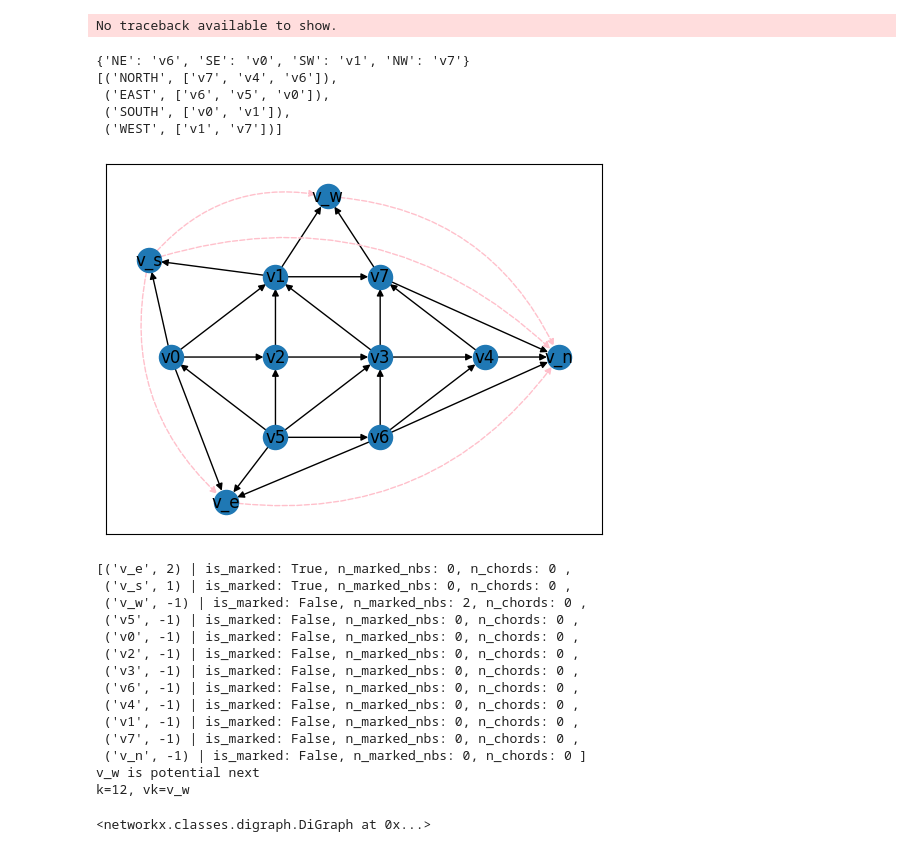
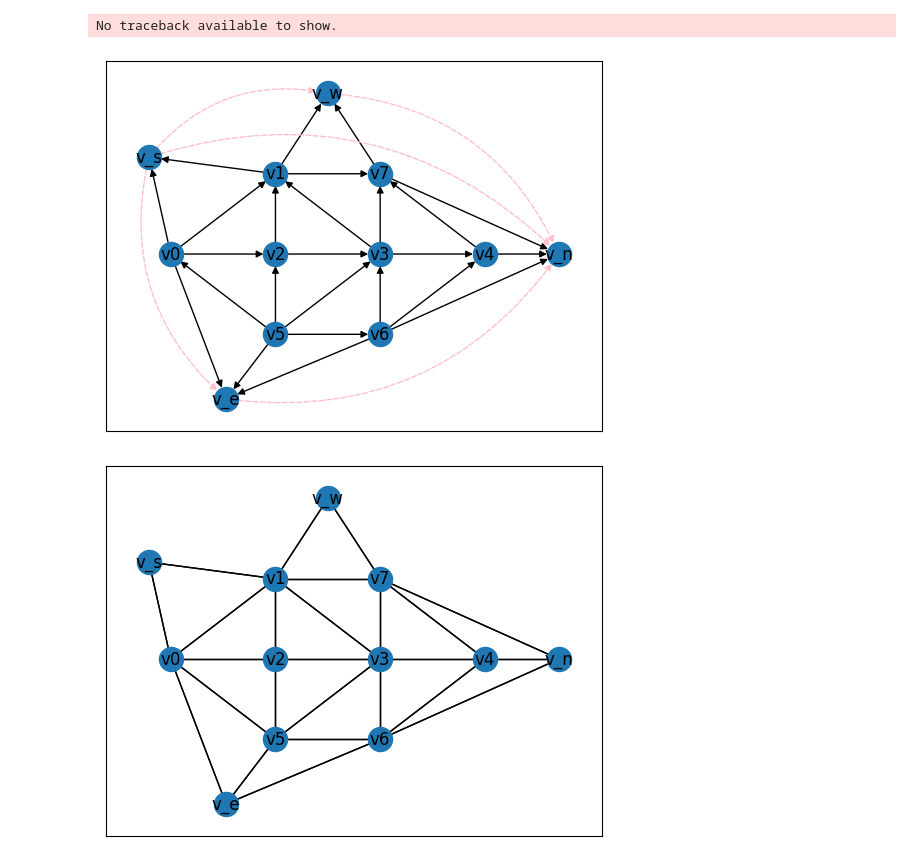
Before and after one commit to juliet29/graph2plan, a Jupyter notebook: notebooks/03_1_draw_four_complete.ipynb, the cells around one changed output. Saved outputs shown, nothing was run; the diff lists cells and outputs as text; code cells hidden in the pictures.

Commit message:
embedding for four complete graph

```diff
--- a/notebooks/03_1_draw_four_complete.ipynb
+++ b/notebooks/03_1_draw_four_complete.ipynb
@@ -11,30 +18,9 @@ from graph2plan.fourtp.canonical_order import initialize_canonical_order
 # %%
-G, full_pos =  test_four_complete()
+G, pos, full_pos =  test_four_complete()
 # %% [output]
-{'NE': 'v6', 'SE': 'v0', 'SW': 'v1', 'NW': 'v7'}
-[('NORTH', ['v7', 'v4', 'v6']),
- ('EAST', ['v6', 'v5', 'v0']),
- ('SOUTH', ['v0', 'v1']),
- ('WEST', ['v1', 'v7'])]
 [figure]
-# %%
-initialize_canonical_order(G)
-# %% [output]
-[('v_e', 2) | is_marked: True, n_marked_nbs: 0, n_chords: 0 ,
- ('v_s', 1) | is_marked: True, n_marked_nbs: 0, n_chords: 0 ,
- ('v_w', -1) | is_marked: False, n_marked_nbs: 2, n_chords: 0 ,
- ('v5', -1) | is_marked: False, n_marked_nbs: 0, n_chords: 0 ,
- ('v0', -1) | is_marked: False, n_marked_nbs: 0, n_chords: 0 ,
- ('v2', -1) | is_marked: False, n_marked_nbs: 0, n_chords: 0 ,
- ('v3', -1) | is_marked: False, n_marked_nbs: 0, n_chords: 0 ,
- ('v6', -1) | is_marked: False, n_marked_nbs: 0, n_chords: 0 ,
- ('v4', -1) | is_marked: False, n_marked_nbs: 0, n_chords: 0 ,
- ('v1', -1) | is_marked: False, n_marked_nbs: 0, n_chords: 0 ,
- ('v7', -1) | is_marked: False, n_marked_nbs: 0, n_chords: 0 ,
- ('v_n', -1) | is_marked: False, n_marked_nbs: 0, n_chords: 0 ]
-v_w is potential next
-k=12, vk=v_w
-# %%
-Gs = nx.subgraph(G, [i for i in G.nodes if i != "v_w"])
-# %% [output]
-<networkx.classes.digraph.DiGraph at 0x...>
+# %%
+PE = get_embedding_of_four_complete_G(G, full_pos)
+nx.draw_networkx(PE, full_pos)
+# %% [output]
+[figure, added]
```
Also changed, not shown: parts of 19 cells of this notebook, 9 other files.
